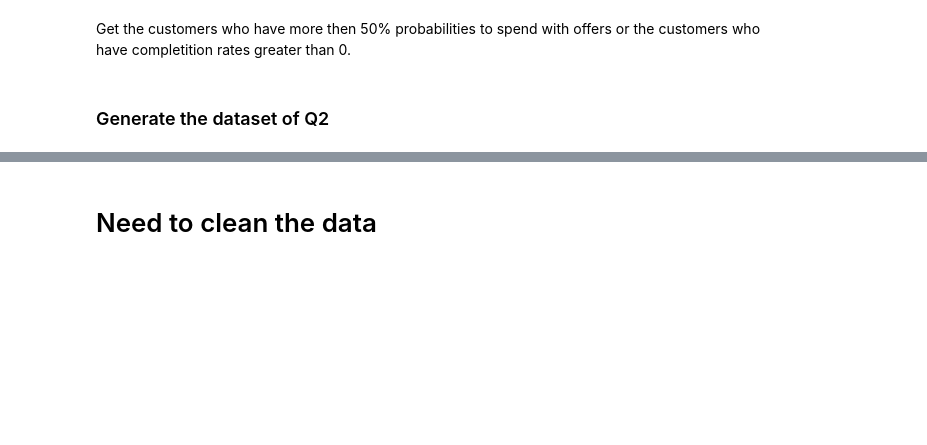
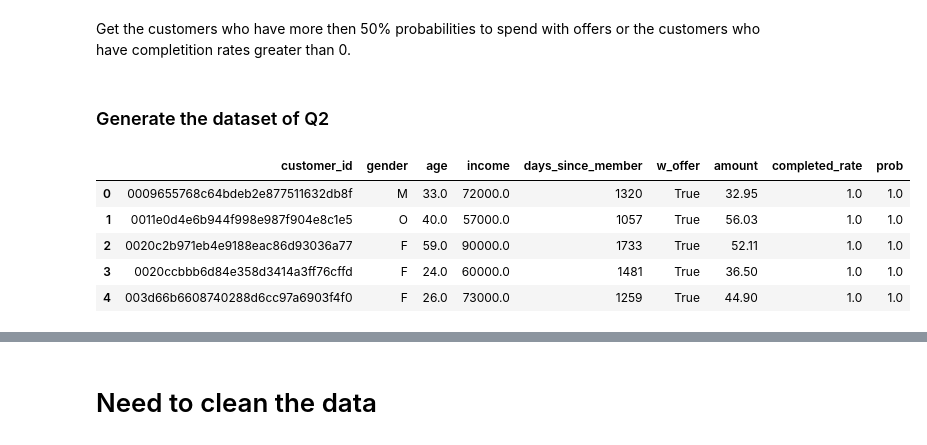
Before and after one commit to Mendy5/Udacity_Project_Capstone, a Jupyter notebook: Starbucks_Capstone_Notebook_v2.ipynb, the cells around one changed output, grey strips where cells are left out. Cells and saved outputs as stored; diff of their text form; code cells hidden in the pictures; blank space fills up the shorter version.

```diff
--- a/Starbucks_Capstone_Notebook_v2.ipynb
+++ b/Starbucks_Capstone_Notebook_v2.ipynb
@@ -1394,7 +1373,7 @@ q1_predictions = pipeline.predict_proba(X_q1_lg)
 # %%
-q1_predictions_df = pd.DataFrame(q1_predictions[:, 1], columns=["prob"])
+q1_lg_predictions_df = pd.DataFrame(q1_lg_predictions[:, 1], columns=["prob"])
 # %%
-trans_cus_q1_res_df = pd.concat([trans_cus_q1_final_df, q1_predictions_df], axis = 1)
+trans_cus_q1_res_df = pd.concat([trans_cus_q1_final_df, q1_lg_predictions_df], axis = 1)
 # %%
 #get the average probability of the customer will buy with an offer
 trans_cus_q1_res_df["prob"].mean()
@@ -1462,0 +1397,2 @@ All the customers have the completion rate greater than 0.042 have more chances
+# %%
+cus_buy_w_offer_df = trans_cus_q1_res_df.loc[trans_cus_q1_res_df["prob"]>0.5, :]
@@ -1462,0 +1408,4 @@ All the customers have the completion rate greater than 0.042 have more chances
+# %%
+cus_buy_w_offer_demo_df = cus_buy_w_offer_df.merge(profile, on="customer_id")[["customer_id", "gender", "age",\
+                                                     "income", "days_since_member", "w_offer", \
+                                                     "amount", "completed_rate", "prob"]]
@@ -1466,3 +1467,13 @@ All the customers have the completion rate greater than 0.042 have more chances
 Get the customers who have more then 50% probabilities to spend with offers or the customers who have completition rates greater than 0.
 # %% [markdown]
 ### Generate the dataset of Q2
+# %%
+#get the customers who have more than 50% chance to buy with an offer
+cus_buy_w_offer_demo_df.head()
+# %% [output]
+|  | customer_id | gender | age | income | days_since_member | w_offer | amount | completed_rate | prob |
+| 0 | 0009655768c64bdeb2e877511632db8f | M | 33.0 | 72000.0 | 1320 | True | 32.95 | 1.0 | 1.0 |
+| 1 | 0011e0d4e6b944f998e987f904e8c1e5 | O | 40.0 | 57000.0 | 1057 | True | 56.03 | 1.0 | 1.0 |
+| 2 | 0020c2b971eb4e9188eac86d93036a77 | F | 59.0 | 90000.0 | 1733 | True | 52.11 | 1.0 | 1.0 |
+| 3 | 0020ccbbb6d84e358d3414a3ff76cffd | F | 24.0 | 60000.0 | 1481 | True | 36.50 | 1.0 | 1.0 |
+| 4 | 003d66b6608740288d6cc97a6903f4f0 | F | 26.0 | 73000.0 | 1259 | True | 44.90 | 1.0 | 1.0 |
```
Also changed, not shown: parts of 49 cells of this notebook.
